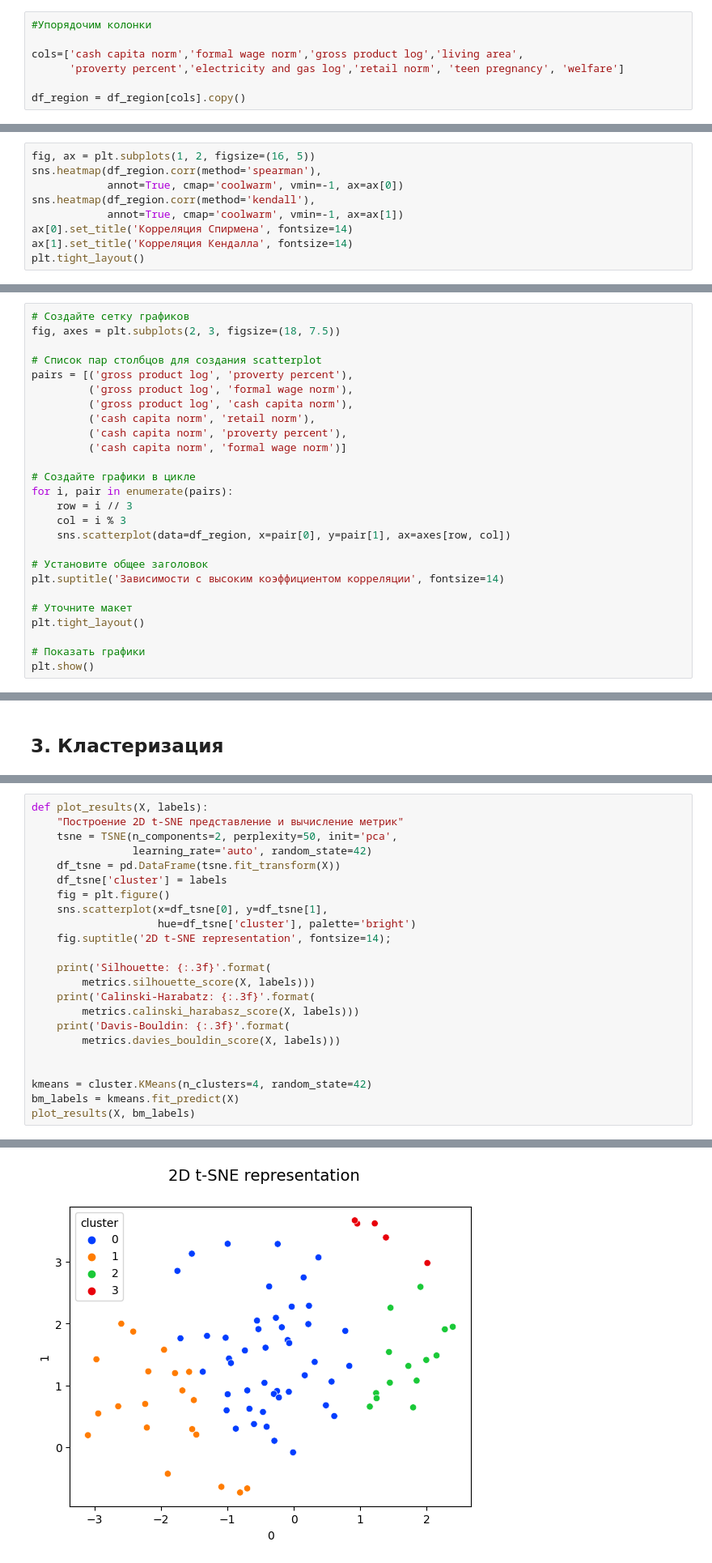
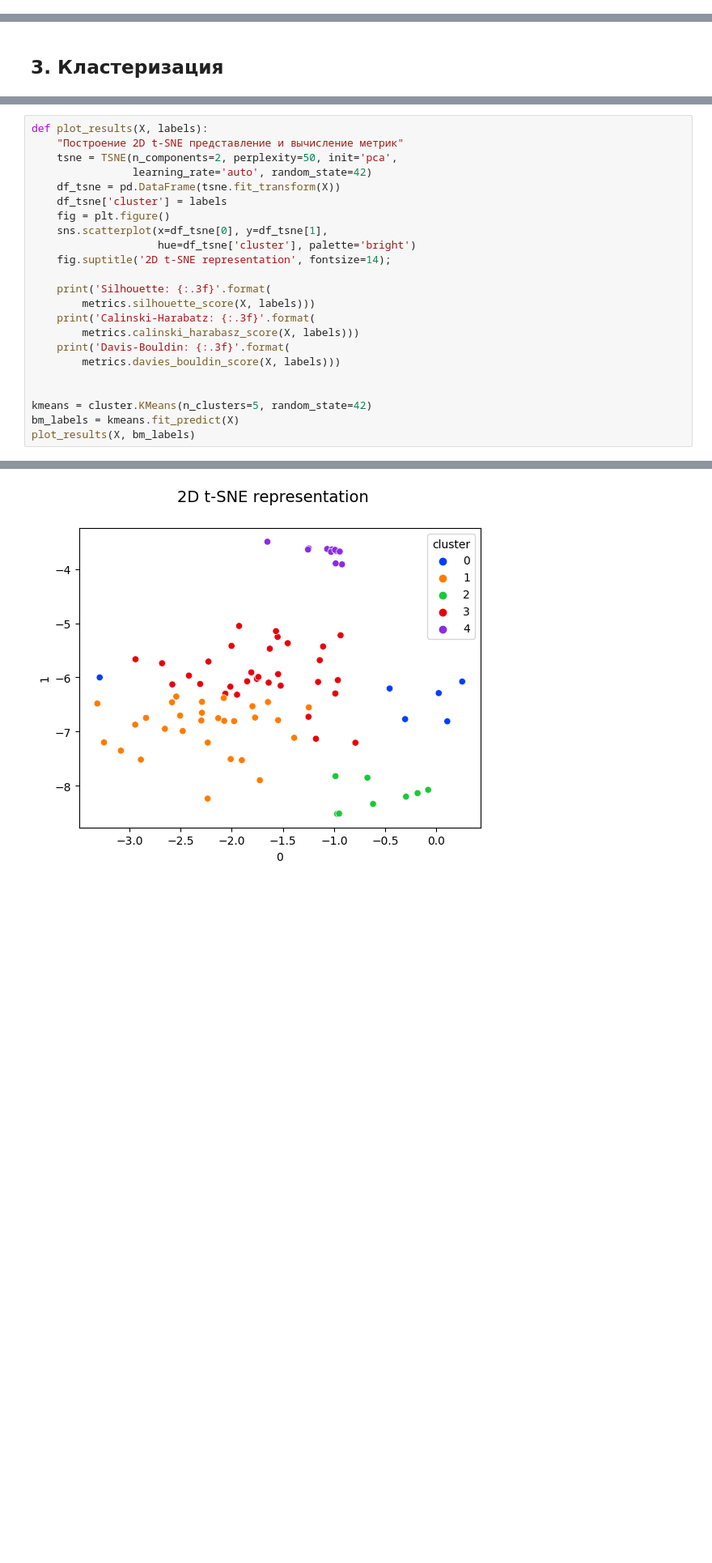
Before and after one commit to banzarkhan/ngo-clasterization, a Jupyter notebook: ngo-clasterization.ipynb, the cells around one changed output, grey strips where cells are left out. Shown at 81% size. Drawn from its saved outputs; the diff is of its cells as text; blank space fills up the shorter version.

```diff
--- a/ngo-clasterization.ipynb
+++ b/ngo-clasterization.ipynb
@@ -1692,7 +1625,0 @@ fig.show('svg')
-# %%
-#Упорядочим колонки
-
-cols=['cash capita norm','formal wage norm','gross product log','living area',
-      'proverty percent','electricity and gas log','retail norm', 'teen pregnancy', 'welfare']
-
-df_region = df_region[cols].copy()
@@ -1715,9 +1625,0 @@ welfare:   p-value = 0.000
-# %%
-fig, ax = plt.subplots(1, 2, figsize=(16, 5))
-sns.heatmap(df_region.corr(method='spearman'),
-            annot=True, cmap='coolwarm', vmin=-1, ax=ax[0])
-sns.heatmap(df_region.corr(method='kendall'),
-            annot=True, cmap='coolwarm', vmin=-1, ax=ax[1])
-ax[0].set_title('Корреляция Спирмена', fontsize=14)
-ax[1].set_title('Корреляция Кендалла', fontsize=14)
-plt.tight_layout()
@@ -1726,26 +1625,0 @@ plt.tight_layout()
-# %%
-# Создайте сетку графиков
-fig, axes = plt.subplots(2, 3, figsize=(18, 7.5))
-
-# Список пар столбцов для создания scatterplot
-pairs = [('gross product log', 'proverty percent'),
-         ('gross product log', 'formal wage norm'),
-         ('gross product log', 'cash capita norm'),
-         ('cash capita norm', 'retail norm'),
-         ('cash capita norm', 'proverty percent'),
-         ('cash capita norm', 'formal wage norm')]
-
-# Создайте графики в цикле
-for i, pair in enumerate(pairs):
-    row = i // 3
-    col = i % 3
-    sns.scatterplot(data=df_region, x=pair[0], y=pair[1], ax=axes[row, col])
-
-# Установите общее заголовок
-plt.suptitle('Зависимости с высоким коэффициентом корреляции', fontsize=14)
-
-# Уточните макет
-plt.tight_layout()
-
-# Показать графики
-plt.show()
@@ -1850,7 +1718,7 @@ def plot_results(X, labels):
         metrics.davies_bouldin_score(X, labels)))
 
 
-kmeans = cluster.KMeans(n_clusters=4, random_state=42)
+kmeans = cluster.KMeans(n_clusters=5, random_state=42)
 bm_labels = kmeans.fit_predict(X)
 plot_results(X, bm_labels)
 # %% [output]
@@ -1861,14 +1729,14 @@ Davis-Bouldin: 1.382
 is_categorical_dtype is deprecated and will be removed in a future version. Use isinstance(dtype, CategoricalDtype) instead
 
 
 is_categorical_dtype is deprecated and will be removed in a future version. Use isinstance(dtype, CategoricalDtype) instead
 
 
 is_categorical_dtype is deprecated and will be removed in a future version. Use isinstance(dtype, CategoricalDtype) instead
 
 
 is_categorical_dtype is deprecated and will be removed in a future version. Use isinstance(dtype, CategoricalDtype) instead
-[figure, old version]
+[figure, new version]
 # %%
 pca = PCA(n_components=0.9)  # 90% of explained dispersion
 X_pca = pca.fit_transform(X)
```
Also changed, not shown: parts of 88 cells of this notebook.
